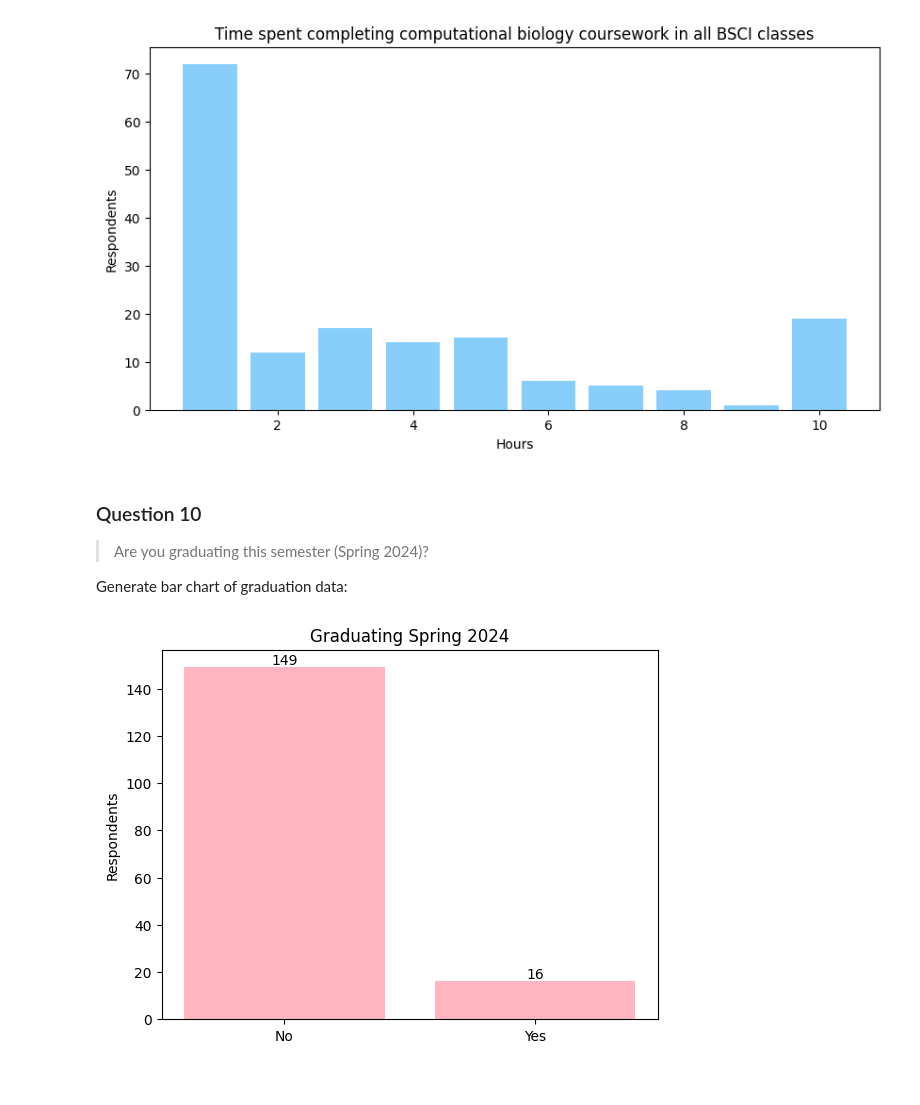
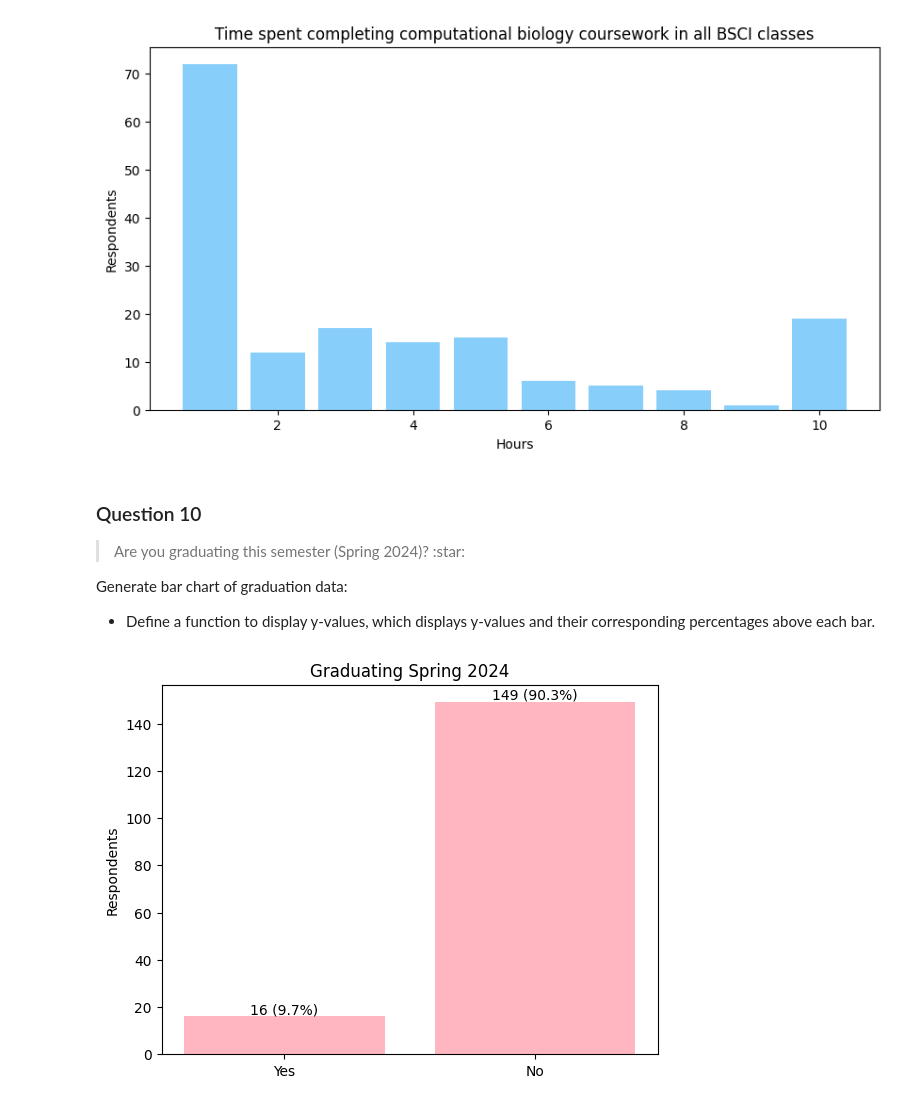
Before and after one commit to maxinehsu/summary-visualizations, a Jupyter notebook: viz.ipynb, the cells around one changed output. Drawn from its saved outputs; the diff is of its cells as text; code cells hidden in the pictures.

Commit message:
finished q10 by adding percentages, reorganized bars in every bar chart except q1's, added percentages to q11, added key to markdown

```diff
--- a/viz.ipynb
+++ b/viz.ipynb
@@ -141,24 +146,30 @@ plt.show()
 [figure]
 # %% [markdown]
 ### Question 10
-> Are you graduating this semester (Spring 2024)?
+> Are you graduating this semester (Spring 2024)? :star:
 
 Generate bar chart of graduation data:
+- Define a function to display y-values, which displays y-values and their corresponding percentages above each bar.
+# %%
+# Displays y-values.
+def ydisplay(x, y, sum_total):
+    for i in range(len(x)):
+        value = y.iloc[i]
+        percent = (value / sum_total) * 100
+        plt.text(i, value, str(value) + " (" + "{:.1f}".format(percent) + "%)", ha="center", va="bottom")
 # %%
-q10_counts = df["q10"].value_counts()
-q10_ans = q10_counts.index.tolist()
+q10_counts = df["q10"].value_counts(sort=False) # y-values -- number of respondents
+q10_ans = q10_counts.index.tolist()             # x-values -- answers
+q10_sum = sum(q10_counts)                       # total number of respondents
 
 # generate bar chart
 plt.bar(q10_ans, q10_counts, color="lightpink")
 plt.title("Graduating Spring 2024")
 plt.ylabel("Respondents")
 
-# display values above each bar
-for i in range(len(q10_ans)):
-    plt.text(i, q10_counts.iloc[i], q10_counts.iloc[i], ha="center", va="bottom")
-
+ydisplay(q10_ans, q10_counts, q10_sum)
 plt.show()
 # %% [output]
-[figure, old version]
+[figure, new version]
 # %% [markdown]
 ### Question 11
```
Also changed, not shown: parts of 5 cells of this notebook, 1 other file.
